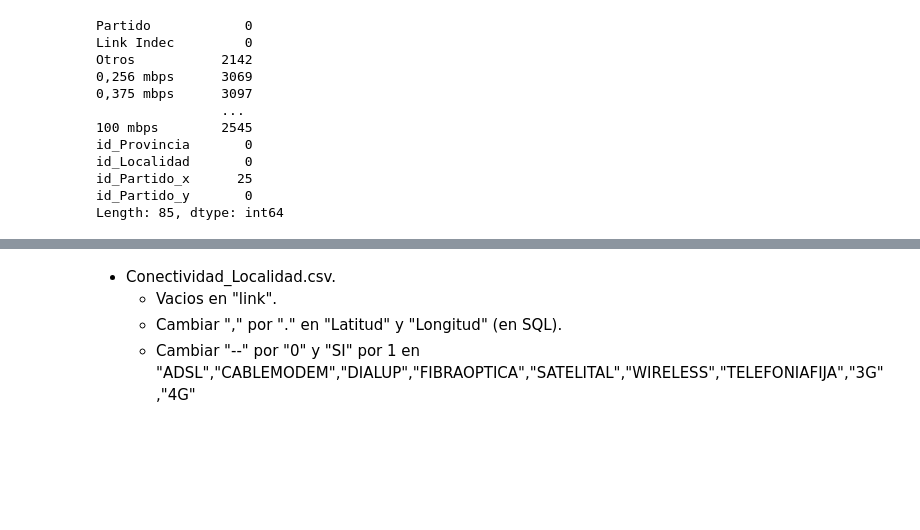
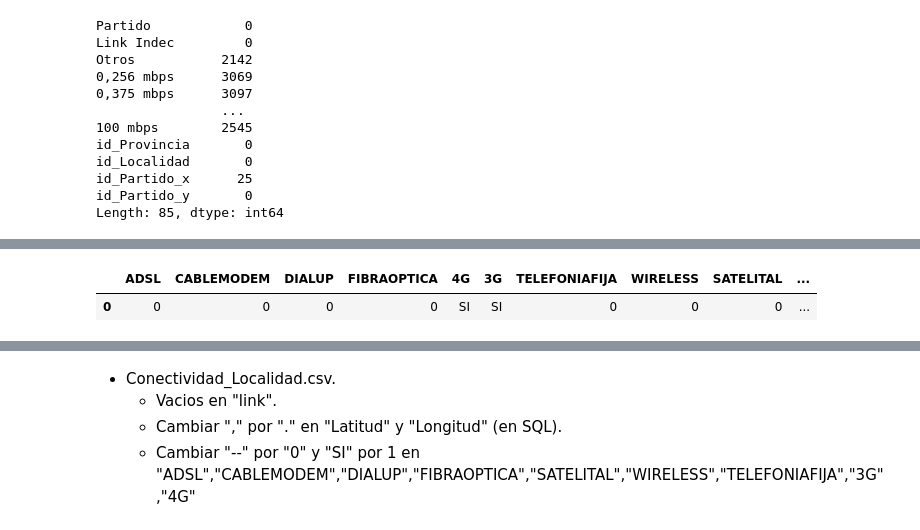
Before and after one commit to A-Lasso/Proyecto_Individual2, a Jupyter notebook: ETL.ipynb, the cells around one changed output, grey strips where cells are left out. Drawn from its saved outputs; the diff is of its cells as text; code cells hidden in the pictures; blank space fills up the shorter version.

```diff
--- a/ETL.ipynb
+++ b/ETL.ipynb
@@ -1522,0 +1539,10 @@ Acces_Inter_Prov_Vel.to_csv("csv_api\Acces_Inter_Prov_Vel.csv",index=False)
+# %%
+Acces_Inter_Localidades["ADSL"][Acces_Inter_Localidades["ADSL"]=="--"]=0
+Acces_Inter_Localidades["CABLEMODEM"][Acces_Inter_Localidades["CABLEMODEM"]=="--"]=0
+Acces_Inter_Localidades["DIALUP"][Acces_Inter_Localidades["DIALUP"]=="--"]=0
+Acces_Inter_Localidades["FIBRAOPTICA"][Acces_Inter_Localidades["FIBRAOPTICA"]=="--"]=0
+Acces_Inter_Localidades["4G"][Acces_Inter_Localidades["4G"]=="--"]=0
+Acces_Inter_Localidades["3G"][Acces_Inter_Localidades["3G"]=="--"]=0
+Acces_Inter_Localidades["TELEFONIAFIJA"][Acces_Inter_Localidades["TELEFONIAFIJA"]=="--"]=0
+Acces_Inter_Localidades["WIRELESS"][Acces_Inter_Localidades["WIRELESS"]=="--"]=0
+Acces_Inter_Localidades["SATELITAL"][Acces_Inter_Localidades["SATELITAL"]=="--"]=0
@@ -1522,0 +1567,5 @@ Acces_Inter_Prov_Vel.to_csv("csv_api\Acces_Inter_Prov_Vel.csv",index=False)
+# %%
+Acces_Inter_Localidades.head(1)
+# %% [output]
+|  | ADSL | CABLEMODEM | DIALUP | FIBRAOPTICA | 4G | 3G | TELEFONIAFIJA | WIRELESS | SATELITAL | ... |
+| 0 | 0 | 0 | 0 | 0 | SI | SI | 0 | 0 | 0 | ... |
```
Also changed, not shown: parts of 63 cells of this notebook, 4 other files.
